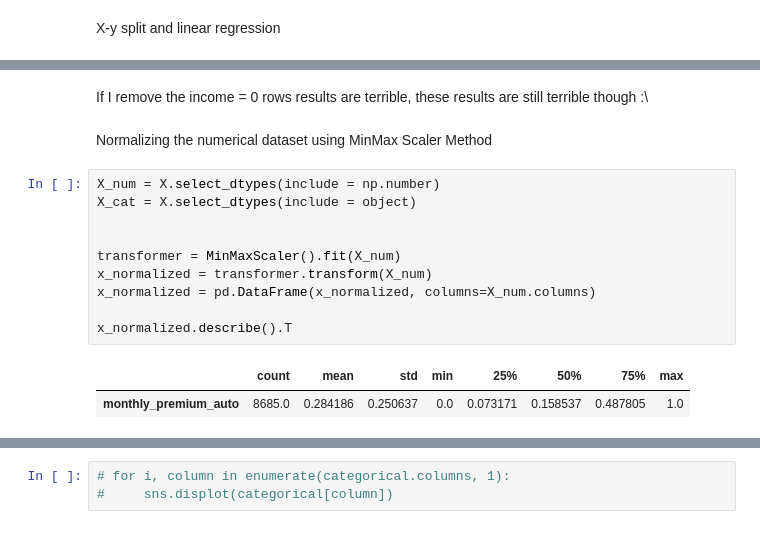
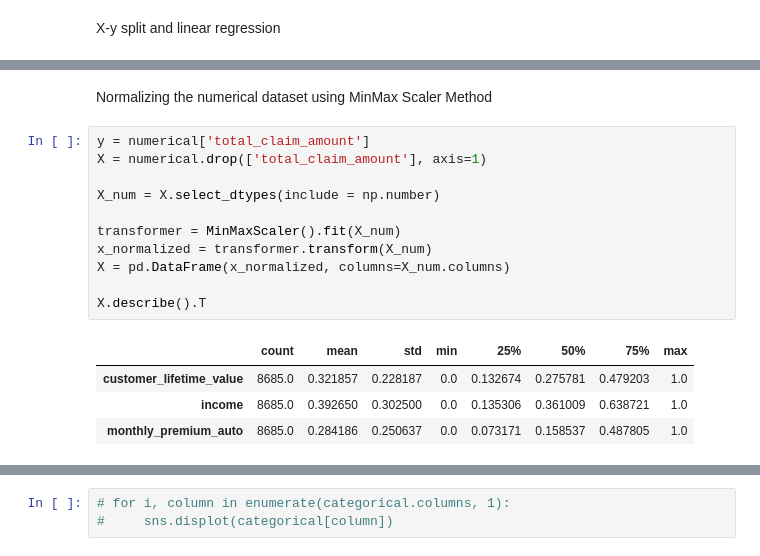
Before and after one commit to Simao-Lopes/lab-customer-analysis-round-2, a Jupyter notebook: files_for_lab/csv_files/TESTING GROUNDS - Do not evaluate.ipynb, the cells around one changed output, grey strips where cells are left out. Drawn from its saved outputs; the diff is of its cells as text.

```diff
--- a/files_for_lab/csv_files/TESTING GROUNDS - Do not evaluate.ipynb
+++ b/files_for_lab/csv_files/TESTING GROUNDS - Do not evaluate.ipynb
@@ -305,17 +282,18 @@ mean squared error (MSE) is  167.68889281986975
-# %% [markdown]
-If I remove the income = 0 rows results are terrible, these results are still terrible though :\
 # %% [markdown]
 Normalizing the numerical dataset using MinMax Scaler Method
 # %%
+y = numerical['total_claim_amount']
+X = numerical.drop(['total_claim_amount'], axis=1)
+
 X_num = X.select_dtypes(include = np.number)
-X_cat = X.select_dtypes(include = object)
-
 
 transformer = MinMaxScaler().fit(X_num)
 x_normalized = transformer.transform(X_num)
-x_normalized = pd.DataFrame(x_normalized, columns=X_num.columns)
+X = pd.DataFrame(x_normalized, columns=X_num.columns)
 
-x_normalized.describe().T
+X.describe().T
 # %% [output]
 |  | count | mean | std | min | 25% | 50% | 75% | max |
+| customer_lifetime_value | 8685.0 | 0.321857 | 0.228187 | 0.0 | 0.132674 | 0.275781 | 0.479203 | 1.0 |
+| income | 8685.0 | 0.392650 | 0.302500 | 0.0 | 0.135306 | 0.361009 | 0.638721 | 1.0 |
 | monthly_premium_auto | 8685.0 | 0.284186 | 0.250637 | 0.0 | 0.073171 | 0.158537 | 0.487805 | 1.0 |
```
Also changed, not shown: parts of 3 cells of this notebook.
